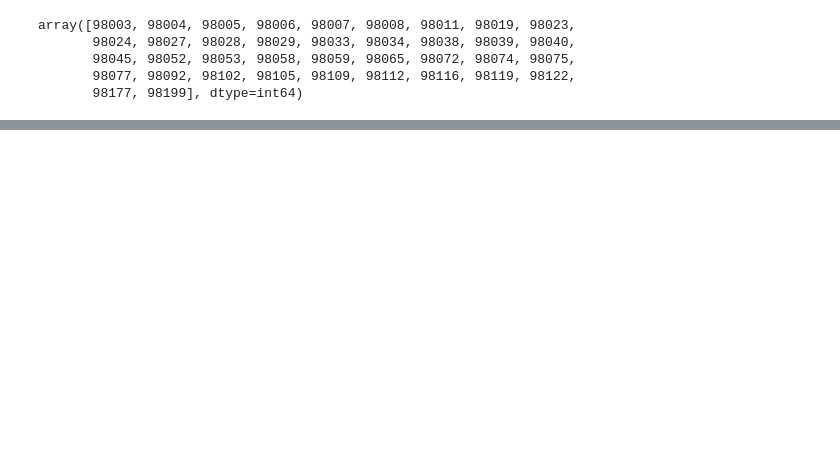
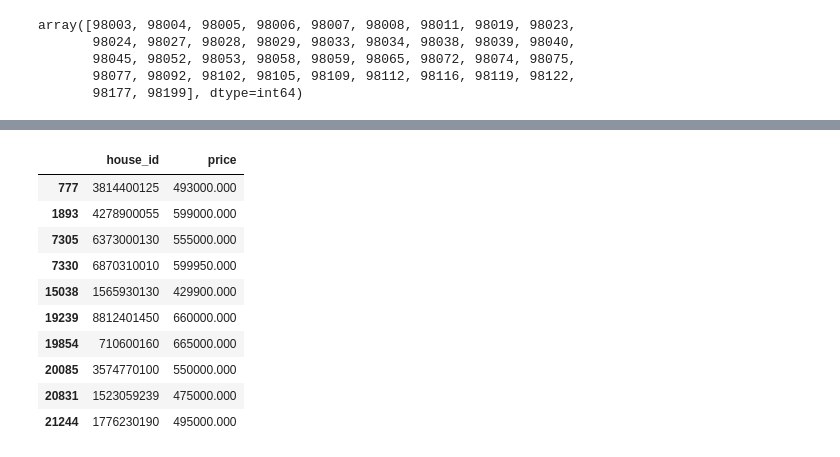
Before and after one commit to marinsza/eda_project, a Jupyter notebook: EDA.ipynb, the cells around one changed output, grey strips where cells are left out. Saved outputs shown, nothing was run; the diff lists cells and outputs as text; code cells hidden in the pictures; blank space fills up the shorter version.

```diff
--- a/EDA.ipynb
+++ b/EDA.ipynb
@@ -376,0 +379,15 @@ df_c2[df_c2.zipcode.isin(social_zipcodes)]
+# %%
+df_result_disp = df_result[['house_id','price']].copy()
+display(df_result_disp)
+# %% [output]
+|  | house_id | price |
+| 777 | 3814400125 | 493000.000 |
+| 1893 | 4278900055 | 599000.000 |
+| 7305 | 6373000130 | 555000.000 |
+| 7330 | 6870310010 | 599950.000 |
+| 15038 | 1565930130 | 429900.000 |
+| 19239 | 8812401450 | 660000.000 |
+| 19854 | 710600160 | 665000.000 |
+| 20085 | 3574770100 | 550000.000 |
+| 20831 | 1523059239 | 475000.000 |
+| 21244 | 1776230190 | 495000.000 |
```
Also changed, not shown: parts of 7 cells of this notebook, 1 other file.
